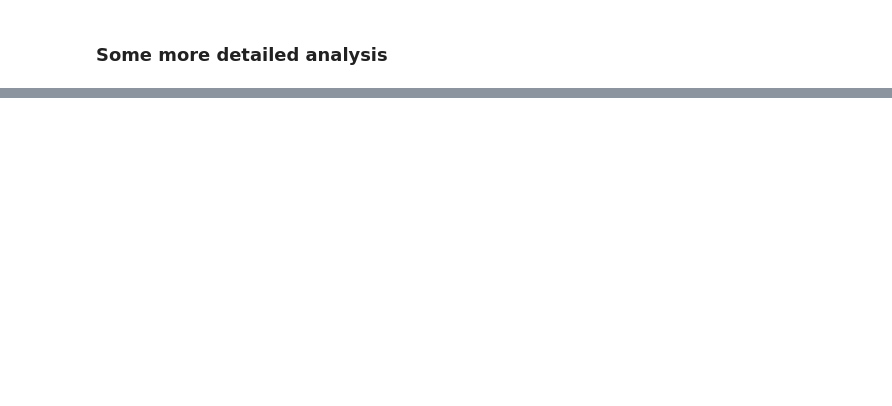
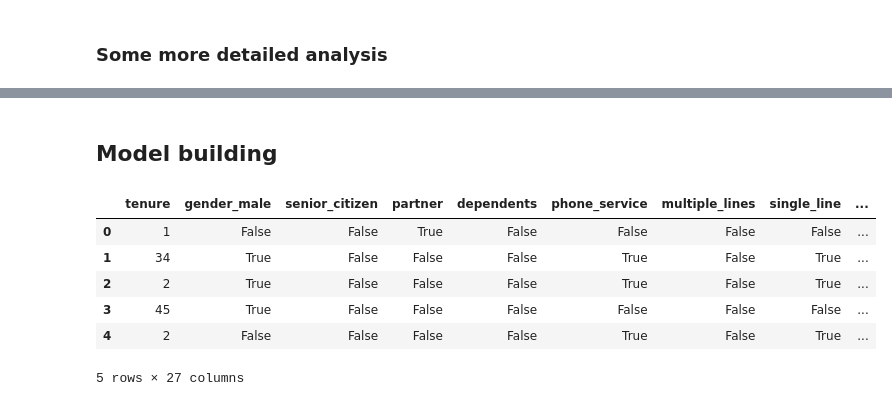
Before and after one commit to KeithGalli/quarto-churn-analysis, a Jupyter notebook: analysis.ipynb, the cells around one changed output, grey strips where cells are left out. Drawn from its saved outputs; the diff is of its cells as text; code cells hidden in the pictures; blank space fills up the shorter version.

Commit message:
Add model building code to analysis file

```diff
--- a/analysis.ipynb
+++ b/analysis.ipynb
@@ -231,0 +217,2 @@ See the caveats in the documentation: https://pandas.pydata.org/pandas-docs/stab
+# %% [markdown]
+## Model building
@@ -231,0 +265,10 @@ See the caveats in the documentation: https://pandas.pydata.org/pandas-docs/stab
+# %%
+df.head()
+# %% [output]
+|  | tenure | gender_male | senior_citizen | partner | dependents | phone_service | multiple_lines | single_line | ... |
+| 0 | 1 | False | False | True | False | False | False | False | ... |
+| 1 | 34 | True | False | False | False | True | False | True | ... |
+| 2 | 2 | True | False | False | False | True | False | True | ... |
+| 3 | 45 | True | False | False | False | False | False | False | ... |
+| 4 | 2 | False | False | False | False | True | False | True | ... |
+5 rows × 27 columns
```
Also changed, not shown: parts of 14 cells of this notebook.
